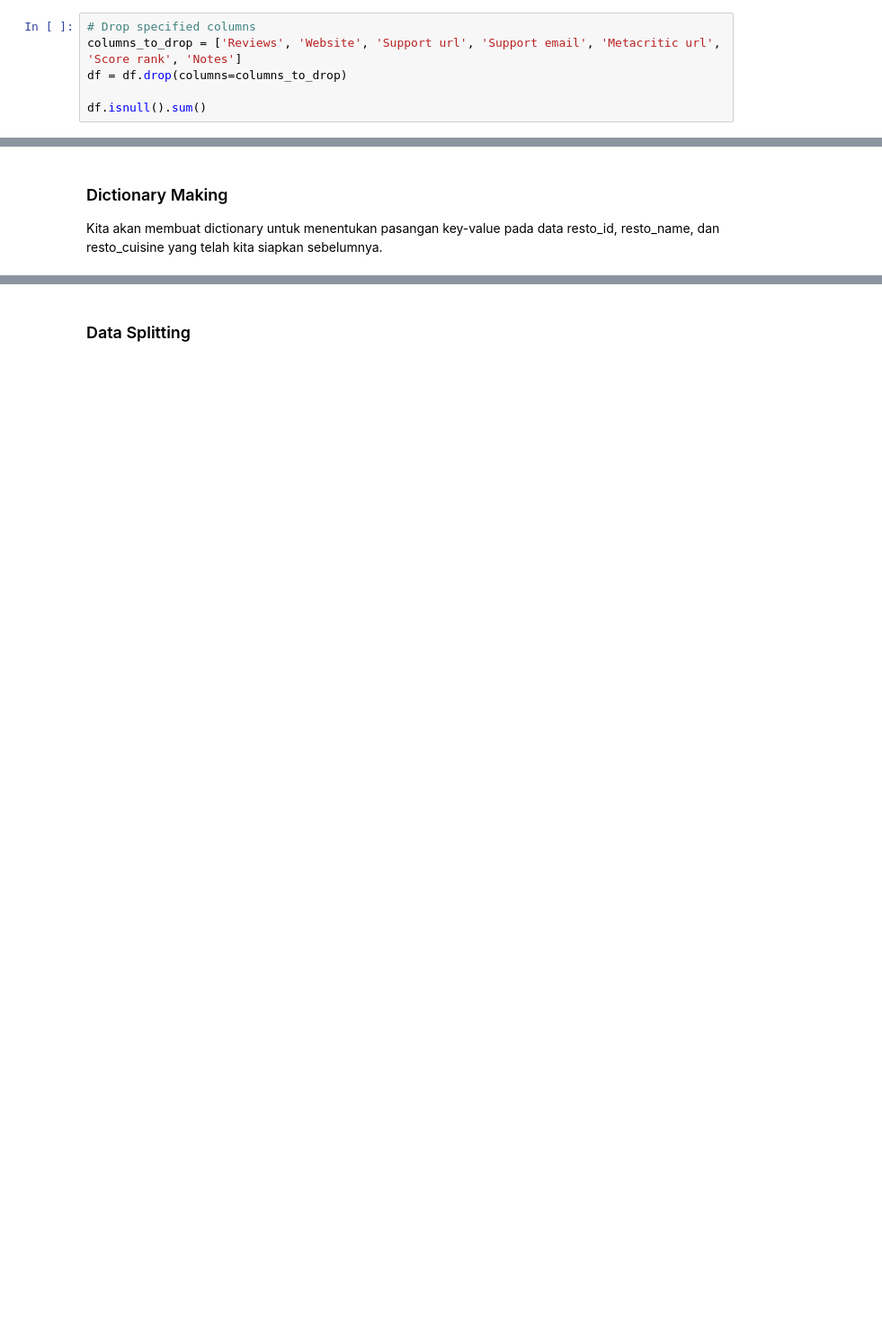
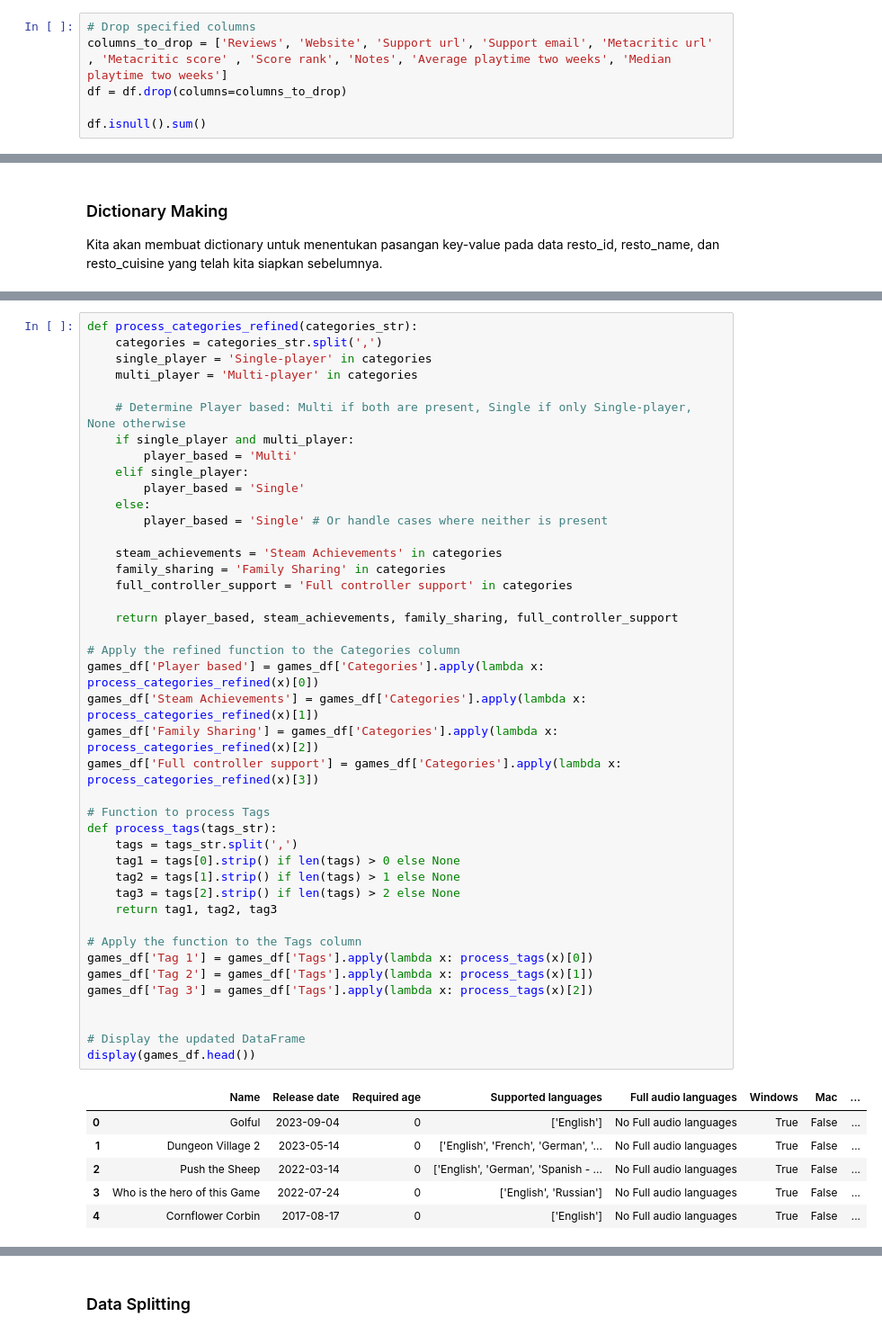
Before and after one commit to Bayhaqieee/Reccomendation_System_SteamGame, a Jupyter notebook: Reccommendation_System_Game_CF.ipynb, the cells around one changed output, grey strips where cells are left out. Shown: that part at 90% size. Saved outputs shown, nothing was run; the diff lists cells and outputs as text; blank space fills up the shorter version.

Commit message:
Content Based Filtering and Deep Content Filtering Implementation

```diff
--- a/Reccommendation_System_Game_CF.ipynb
+++ b/Reccommendation_System_Game_CF.ipynb
@@ -253,7 +258,7 @@ Fitur `Reviews`, `Website`, `Support url`, `Support email`, `Metacritic url`, `S
 *PS: Data ini dapat digunakan sebagai pelengkap deskripsi game yang akan kita rekomendasikan, namun untuk kali ini datanya akan didrop saja*
 # %%
 # Drop specified columns
-columns_to_drop = ['Reviews', 'Website', 'Support url', 'Support email', 'Metacritic url', 'Score rank', 'Notes']
+columns_to_drop = ['Reviews', 'Website', 'Support url', 'Support email', 'Metacritic url' , 'Metacritic score' , 'Score rank', 'Notes', 'Average playtime two weeks', 'Median playtime two weeks']
 df = df.drop(columns=columns_to_drop)
 
 df.isnull().sum()
@@ -699,0 +780,49 @@ resto_new
+# %%
+def process_categories_refined(categories_str):
+    categories = categories_str.split(',')
+    single_player = 'Single-player' in categories
+    multi_player = 'Multi-player' in categories
+
+    # Determine Player based: Multi if both are present, Single if only Single-player, None otherwise
+    if single_player and multi_player:
+        player_based = 'Multi'
+    elif single_player:
+        player_based = 'Single'
+    else:
+        player_based = 'Single' # Or handle cases where neither is present
+
+    steam_achievements = 'Steam Achievements' in categories
+    family_sharing = 'Family Sharing' in categories
+    full_controller_support = 'Full controller support' in categories
+
+    return player_based, steam_achievements, family_sharing, full_controller_support
+
+# Apply the refined function to the Categories column
+games_df['Player based'] = games_df['Categories'].apply(lambda x: process_categories_refined(x)[0])
+games_df['Steam Achievements'] = games_df['Categories'].apply(lambda x: process_categories_refined(x)[1])
+games_df['Family Sharing'] = games_df['Categories'].apply(lambda x: process_categories_refined(x)[2])
+games_df['Full controller support'] = games_df['Categories'].apply(lambda x: process_categories_refined(x)[3])
+
+# Function to process Tags
+def process_tags(tags_str):
+    tags = tags_str.split(',')
+    tag1 = tags[0].strip() if len(tags) > 0 else None
+    tag2 = tags[1].strip() if len(tags) > 1 else None
+    tag3 = tags[2].strip() if len(tags) > 2 else None
+    return tag1, tag2, tag3
+
+# Apply the function to the Tags column
+games_df['Tag 1'] = games_df['Tags'].apply(lambda x: process_tags(x)[0])
+games_df['Tag 2'] = games_df['Tags'].apply(lambda x: process_tags(x)[1])
+games_df['Tag 3'] = games_df['Tags'].apply(lambda x: process_tags(x)[2])
+
+
+# Display the updated DataFrame
+display(games_df.head())
+# %% [output]
+|  | Name | Release date | Required age | Supported languages | Full audio languages | Windows | Mac | ... |
+| 0 | Golful | 2023-09-04 | 0 | ['English'] | No Full audio languages | True | False | ... |
+| 1 | Dungeon Village 2 | 2023-05-14 | 0 | ['English', 'French', 'German', '... | No Full audio languages | True | False | ... |
+| 2 | Push the Sheep | 2022-03-14 | 0 | ['English', 'German', 'Spanish - ... | No Full audio languages | True | False | ... |
+| 3 | Who is the hero of this Game | 2022-07-24 | 0 | ['English', 'Russian'] | No Full audio languages | True | False | ... |
+| 4 | Cornflower Corbin | 2017-08-17 | 0 | ['English'] | No Full audio languages | True | False | ... |
```
Also changed, not shown: parts of 57 cells of this notebook.
